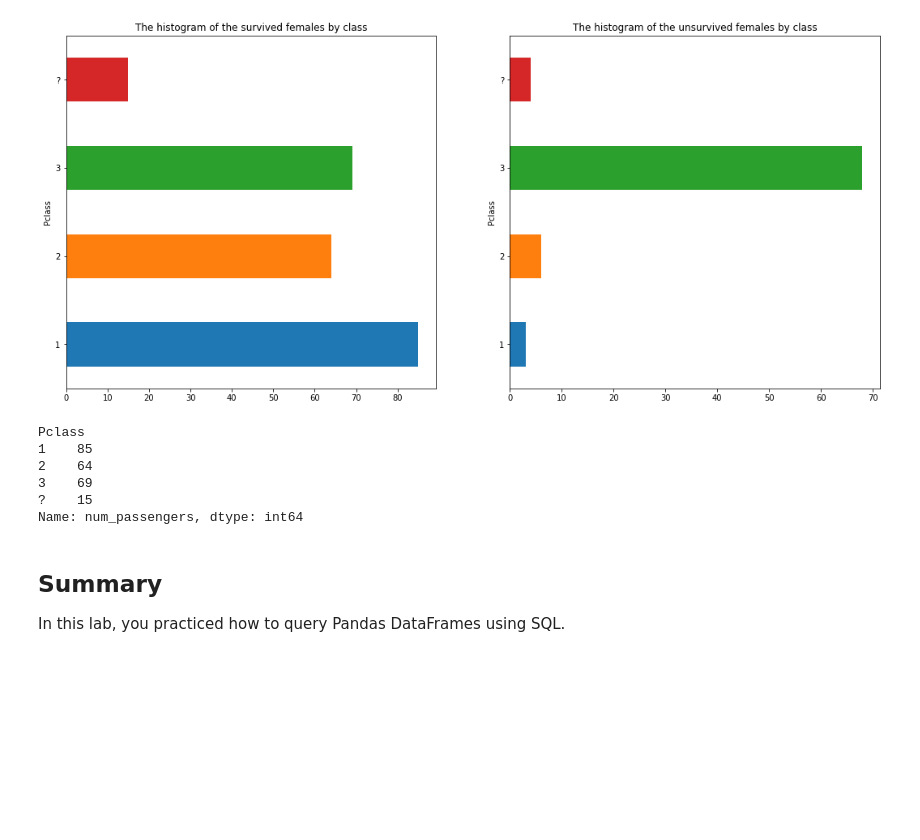
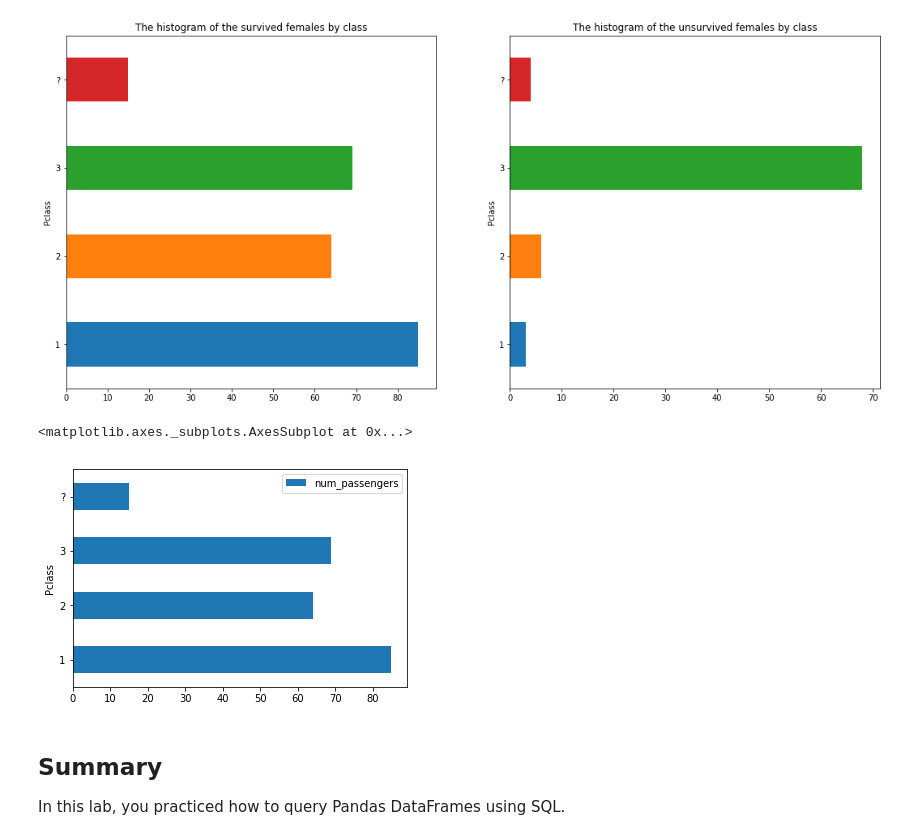
Before and after one commit to ColinFangshu/dsc-using-sql-with-pandas-lab-seattle-ds-career-051319, a Jupyter notebook: index.ipynb, the cells around one changed output. Saved outputs shown, nothing was run; the diff lists cells and outputs as text; code cells hidden in the pictures; blank space fills up the shorter version.

```diff
--- a/index.ipynb
+++ b/index.ipynb
@@ -380,14 +380,10 @@ ax2.set_title('The histogram of the unsurvived females by class')
 Text(0.5, 1.0, 'The histogram of the unsurvived females by class')
 [figure]
 # %%
-survived_females_by_pclass_df.set_index('Pclass').plot(kind='barh'
+survived_females_by_pclass_df.set_index('Pclass').plot(kind='barh')
 # %% [output]
-Pclass
-1    85
-2    64
-3    69
-?    15
-Name: num_passengers, dtype: int64
+<matplotlib.axes._subplots.AxesSubplot at 0x...>
+[figure, added]
 # %% [markdown]
 ## Summary
 
```
